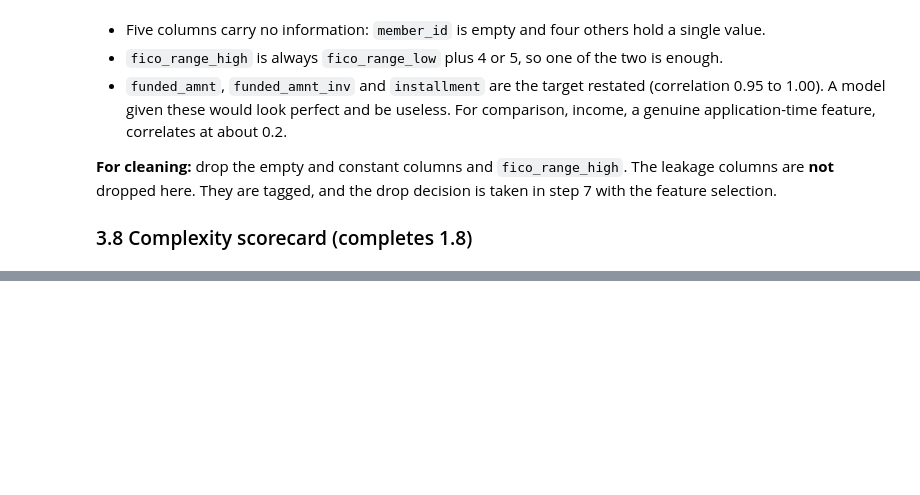
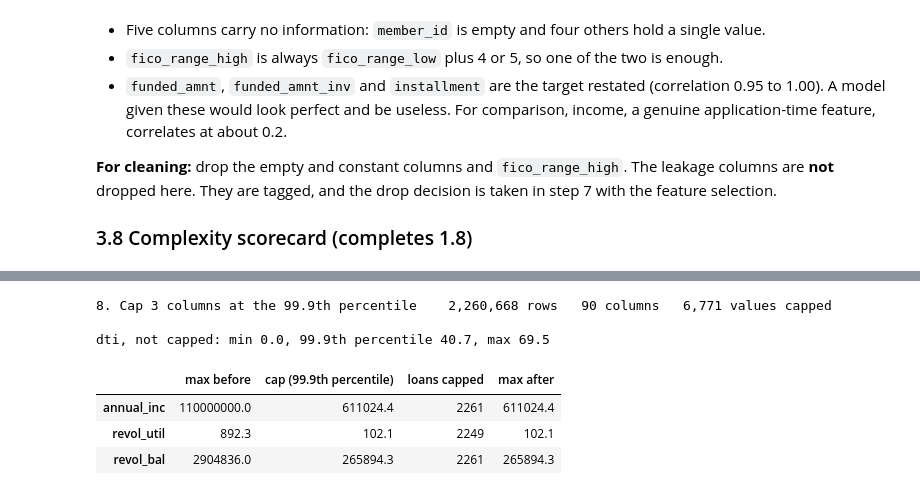
Before and after one commit to dhruvinn25/credibility-gamble, a Jupyter notebook: notebooks/01_data_prep.ipynb, the cells around one changed output, grey strips where cells are left out. Saved outputs shown, nothing was run; the diff lists cells and outputs as text; code cells hidden in the pictures; blank space fills up the shorter version.

```diff
--- a/notebooks/01_data_prep.ipynb
+++ b/notebooks/01_data_prep.ipynb
@@ -822,0 +1055,22 @@ with pd.option_context("display.max_colwidth", None):
+# %%
+CAP_COLS = ["annual_inc", "revol_util", "revol_bal"]
+caps = df[CAP_COLS].quantile(0.999)
+cap_table = pd.DataFrame({
+    "max before": df[CAP_COLS].max(),
+    "cap (99.9th percentile)": caps,
+    "loans capped": (df[CAP_COLS] > caps).sum(),
+})
+df[CAP_COLS] = df[CAP_COLS].clip(upper=caps, axis=1)
+cap_table["max after"] = df[CAP_COLS].max()
+
+log_step("8. Cap 3 columns at the 99.9th percentile", f"{int(cap_table['loans capped'].sum()):,} values capped")
+print(f"\ndti, not capped: min {df['dti'].min():.1f}, 99.9th percentile {df['dti'].quantile(0.999):.1f}, max {df['dti'].max():.1f}")
+cap_table.round(1)
+# %% [output]
+8. Cap 3 columns at the 99.9th percentile    2,260,668 rows   90 columns   6,771 values capped
+
+dti, not capped: min 0.0, 99.9th percentile 40.7, max 69.5
+|  | max before | cap (99.9th percentile) | loans capped | max after |
+| annual_inc | 110000000.0 | 611024.4 | 2261 | 611024.4 |
+| revol_util | 892.3 | 102.1 | 2249 | 102.1 |
+| revol_bal | 2904836.0 | 265894.3 | 2261 | 265894.3 |
```
Also changed, not shown: parts of 23 cells of this notebook, 2 other files.
